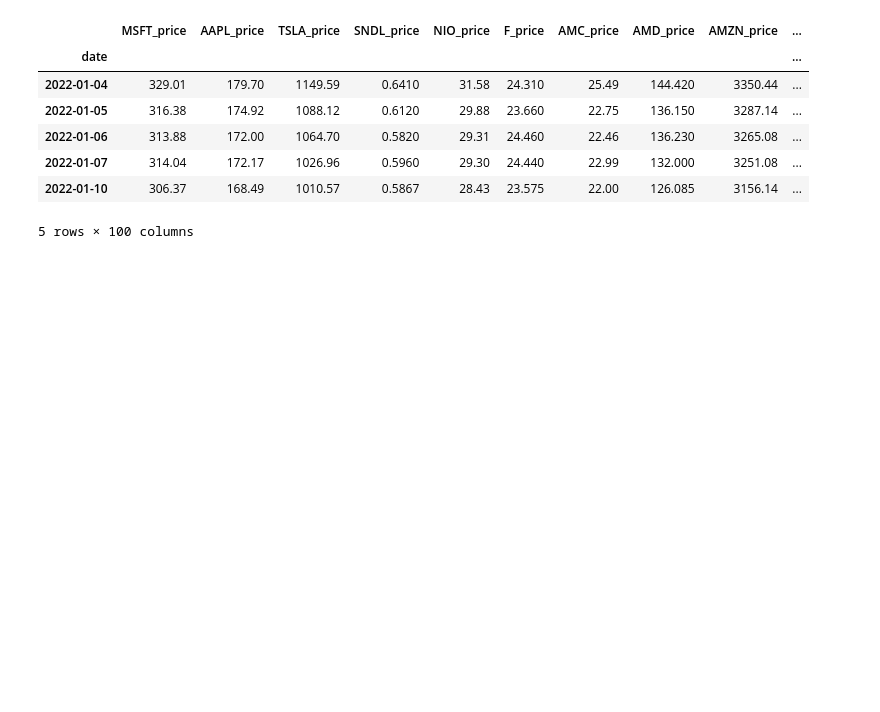
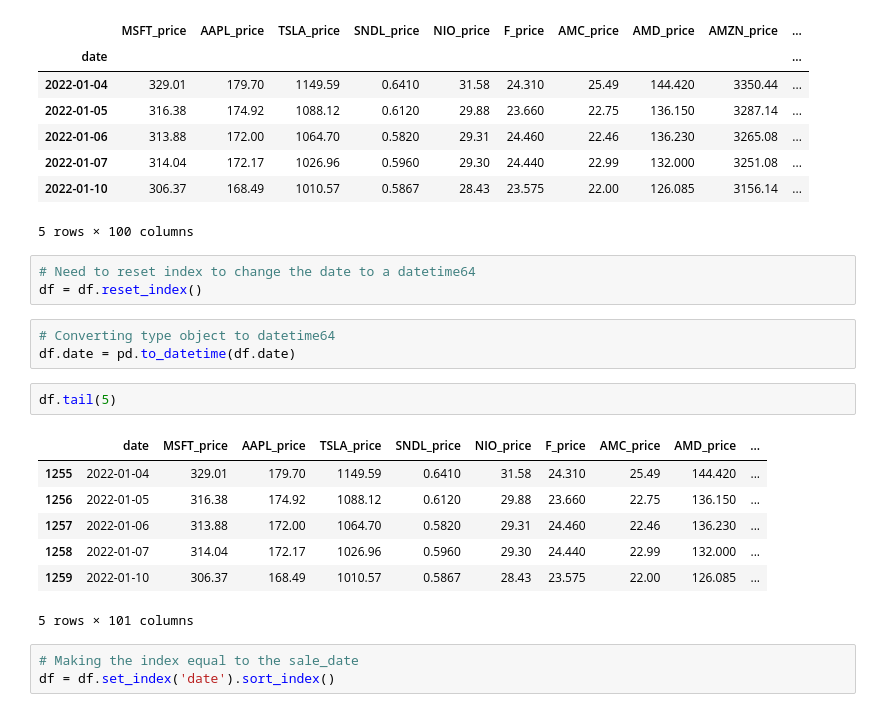
Before and after one commit to joshuamchavez2/yahoo-api, a Jupyter notebook: prepare.ipynb, the cells around one changed output. Drawn from its saved outputs; the diff is of its cells as text; blank space fills up the shorter version.

```diff
--- a/prepare.ipynb
+++ b/prepare.ipynb
@@ -37,3 +17,22 @@ df.tail(5)
 | 2022-01-07 | 314.04 | 172.17 | 1026.96 | 0.5960 | 29.30 | 24.440 | 22.99 | 132.000 | 3251.08 | ... |
 | 2022-01-10 | 306.37 | 168.49 | 1010.57 | 0.5867 | 28.43 | 23.575 | 22.00 | 126.085 | 3156.14 | ... |
 5 rows × 100 columns
+# %%
+# Need to reset index to change the date to a datetime64
+df = df.reset_index()
+# %%
+# Converting type object to datetime64
+df.date = pd.to_datetime(df.date)
+# %%
+df.tail(5)
+# %% [output]
+|  | date | MSFT_price | AAPL_price | TSLA_price | SNDL_price | NIO_price | F_price | AMC_price | AMD_price | ... |
+| 1255 | 2022-01-04 | 329.01 | 179.70 | 1149.59 | 0.6410 | 31.58 | 24.310 | 25.49 | 144.420 | ... |
+| 1256 | 2022-01-05 | 316.38 | 174.92 | 1088.12 | 0.6120 | 29.88 | 23.660 | 22.75 | 136.150 | ... |
+| 1257 | 2022-01-06 | 313.88 | 172.00 | 1064.70 | 0.5820 | 29.31 | 24.460 | 22.46 | 136.230 | ... |
+| 1258 | 2022-01-07 | 314.04 | 172.17 | 1026.96 | 0.5960 | 29.30 | 24.440 | 22.99 | 132.000 | ... |
+| 1259 | 2022-01-10 | 306.37 | 168.49 | 1010.57 | 0.5867 | 28.43 | 23.575 | 22.00 | 126.085 | ... |
+5 rows × 101 columns
+# %%
+# Making the index equal to the sale_date
+df = df.set_index('date').sort_index()
```
Also changed, not shown: parts of 3 cells of this notebook.
